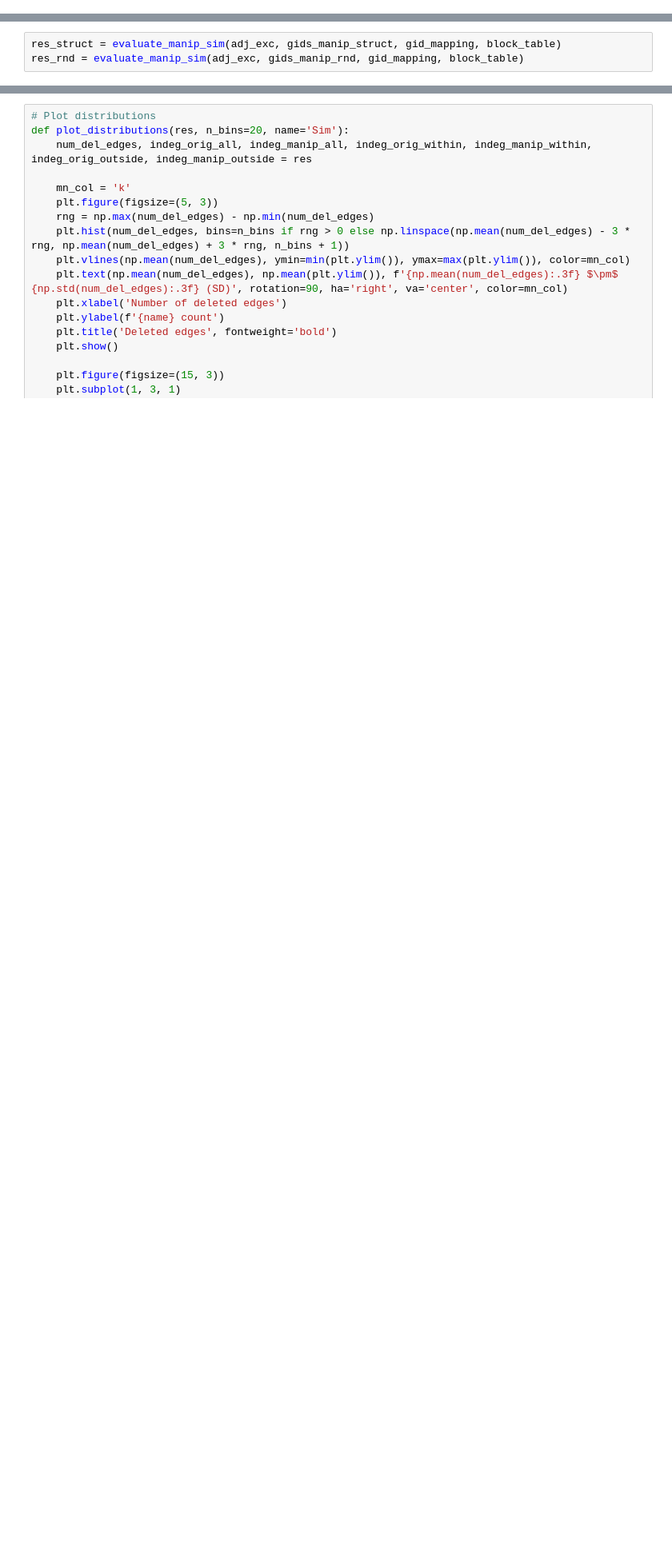
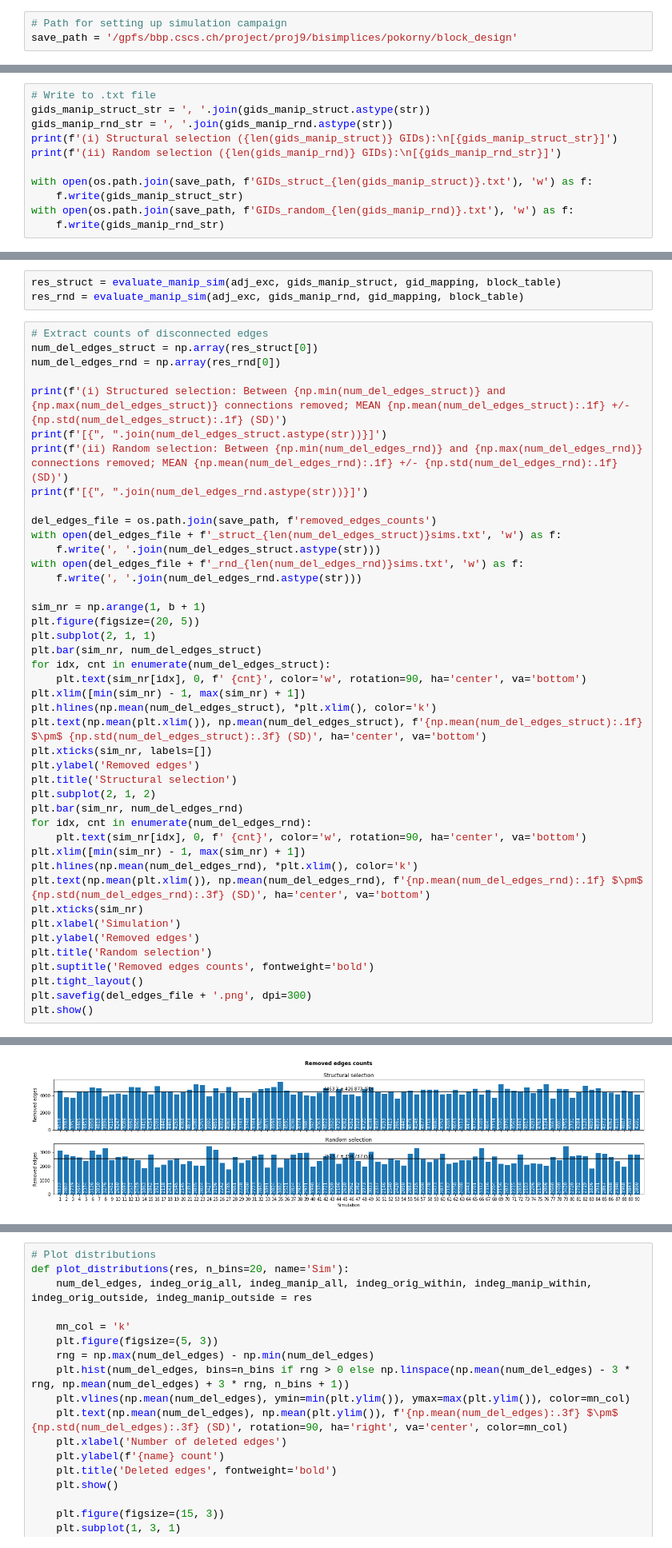
Before and after one commit to BlueBrain/o1v5-workflows, a Jupyter notebook: blob_stim_replication/notebooks/prepare_high_dim_source_disconn.ipynb, the cells around one changed output, grey strips where cells are left out. Shown at 80% size. Drawn from its saved outputs; the diff is of its cells as text; blank space fills up the shorter version.

```diff
--- a/blob_stim_replication/notebooks/prepare_high_dim_source_disconn.ipynb
+++ b/blob_stim_replication/notebooks/prepare_high_dim_source_disconn.ipynb
@@ -217,3 +223,6 @@ Cell target "TopDimHighReliab_F97E29B9" with 112 cells written to ../workflows/t
+# %%
+# Path for setting up simulation campaign
+save_path = '/gpfs/bbp.cscs.ch/project/proj9/bisimplices/pokorny/block_design'
 # %%
 r = 30 # Total number of sims a given cell is manipulated (=sum of columns)
 k = 10 # Number of manipulated cells at a time, i.e., within one simulation (=sum of rows)
@@ -323,3 +359,14 @@ gids_manip_rnd = np.sort(np.random.choice(gids_exc, size=v, replace=False))
 print(f'{np.sum(np.isin(gids_manip_rnd, selected_gids))} randomly selectecd cells part of {len(selected_gids)} sources of high-dim simplices')
 # %% [output]
 0 randomly selectecd cells part of 36 sources of high-dim simplices
+# %%
+# Write to .txt file
+gids_manip_struct_str = ', '.join(gids_manip_struct.astype(str))
+gids_manip_rnd_str = ', '.join(gids_manip_rnd.astype(str))
+print(f'(i) Structural selection ({len(gids_manip_struct)} GIDs):\n[{gids_manip_struct_str}]')
+print(f'(ii) Random selection ({len(gids_manip_rnd)} GIDs):\n[{gids_manip_rnd_str}]')
+
+with open(os.path.join(save_path, f'GIDs_struct_{len(gids_manip_struct)}.txt'), 'w') as f:
+    f.write(gids_manip_struct_str)
+with open(os.path.join(save_path, f'GIDs_random_{len(gids_manip_rnd)}.txt'), 'w') as f:
+    f.write(gids_manip_rnd_str)
@@ -359,3 +445,47 @@ def evaluate_manip_sim(adj_exc, gids_manip, gid_mapping, block_table, disable_tq
 # %%
 res_struct = evaluate_manip_sim(adj_exc, gids_manip_struct, gid_mapping, block_table)
 res_rnd = evaluate_manip_sim(adj_exc, gids_manip_rnd, gid_mapping, block_table)
+# %%
+# Extract counts of disconnected edges
+num_del_edges_struct = np.array(res_struct[0])
+num_del_edges_rnd = np.array(res_rnd[0])
+
+print(f'(i) Structured selection: Between {np.min(num_del_edges_struct)} and {np.max(num_del_edges_struct)} connections removed; MEAN {np.mean(num_del_edges_struct):.1f} +/- {np.std(num_del_edges_struct):.1f} (SD)')
+print(f'[{", ".join(num_del_edges_struct.astype(str))}]')
+print(f'(ii) Random selection: Between {np.min(num_del_edges_rnd)} and {np.max(num_del_edges_rnd)} connections removed; MEAN {np.mean(num_del_edges_rnd):.1f} +/- {np.std(num_del_edges_rnd):.1f} (SD)')
+print(f'[{", ".join(num_del_edges_rnd.astype(str))}]')
+
+del_edges_file = os.path.join(save_path, f'removed_edges_counts')
+with open(del_edges_file + f'_struct_{len(num_del_edges_struct)}sims.txt', 'w') as f:
+    f.write(', '.join(num_del_edges_struct.astype(str)))
+with open(del_edges_file + f'_rnd_{len(num_del_edges_rnd)}sims.txt', 'w') as f:
+    f.write(', '.join(num_del_edges_rnd.astype(str)))
+
+sim_nr = np.arange(1, b + 1)
+plt.figure(figsize=(20, 5))
+plt.subplot(2, 1, 1)
+plt.bar(sim_nr, num_del_edges_struct)
+for idx, cnt in enumerate(num_del_edges_struct):
+    plt.text(sim_nr[idx], 0, f' {cnt}', color='w', rotation=90, ha='center', va='bottom')
+plt.xlim([min(sim_nr) - 1, max(sim_nr) + 1])
+plt.hlines(np.mean(num_del_edges_struct), *plt.xlim(), color='k')
+plt.text(np.mean(plt.xlim()), np.mean(num_del_edges_struct), f'{np.mean(num_del_edges_struct):.1f} $\pm$ {np.std(num_del_edges_struct):.3f} (SD)', ha='center', va='bottom')
+plt.xticks(sim_nr, labels=[])
+plt.ylabel('Removed edges')
+plt.title('Structural selection')
+plt.subplot(2, 1, 2)
+plt.bar(sim_nr, num_del_edges_rnd)
+for idx, cnt in enumerate(num_del_edges_rnd):
+    plt.text(sim_nr[idx], 0, f' {cnt}', color='w', rotation=90, ha='center', va='bottom')
+plt.xlim([min(sim_nr) - 1, max(sim_nr) + 1])
+plt.hlines(np.mean(num_del_edges_rnd), *plt.xlim(), color='k')
+plt.text(np.mean(plt.xlim()), np.mean(num_del_edges_rnd), f'{np.mean(num_del_edges_rnd):.1f} $\pm$ {np.std(num_del_edges_rnd):.3f} (SD)', ha='center', va='bottom')
+plt.xticks(sim_nr)
+plt.xlabel('Simulation')
+plt.ylabel('Removed edges')
+plt.title('Random selection')
+plt.suptitle('Removed edges counts', fontweight='bold')
+plt.tight_layout()
+plt.savefig(del_edges_file + '.png', dpi=300)
+plt.show()
+# %% [output]
@@ -361,0 +496 @@ res_rnd = evaluate_manip_sim(adj_exc, gids_manip_rnd, gid_mapping, block_table)
+[figure, added]
```
Also changed, not shown: parts of 27 cells of this notebook, 5 other files.
